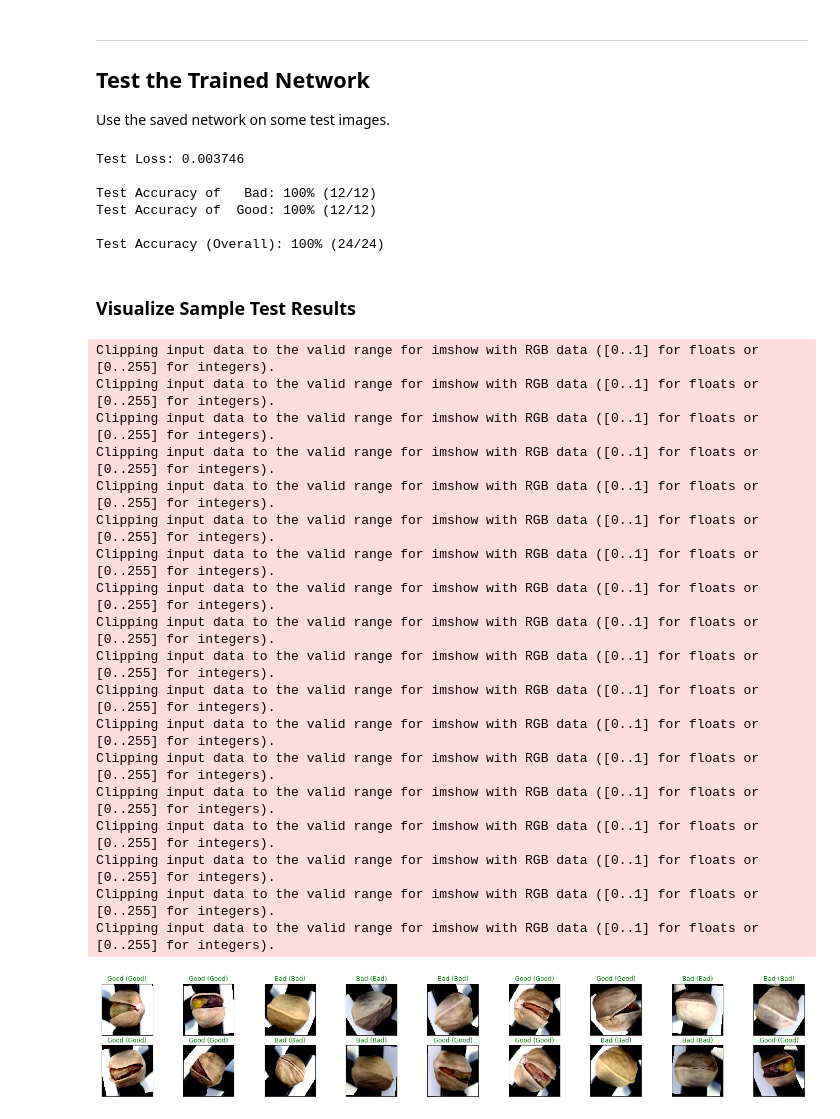
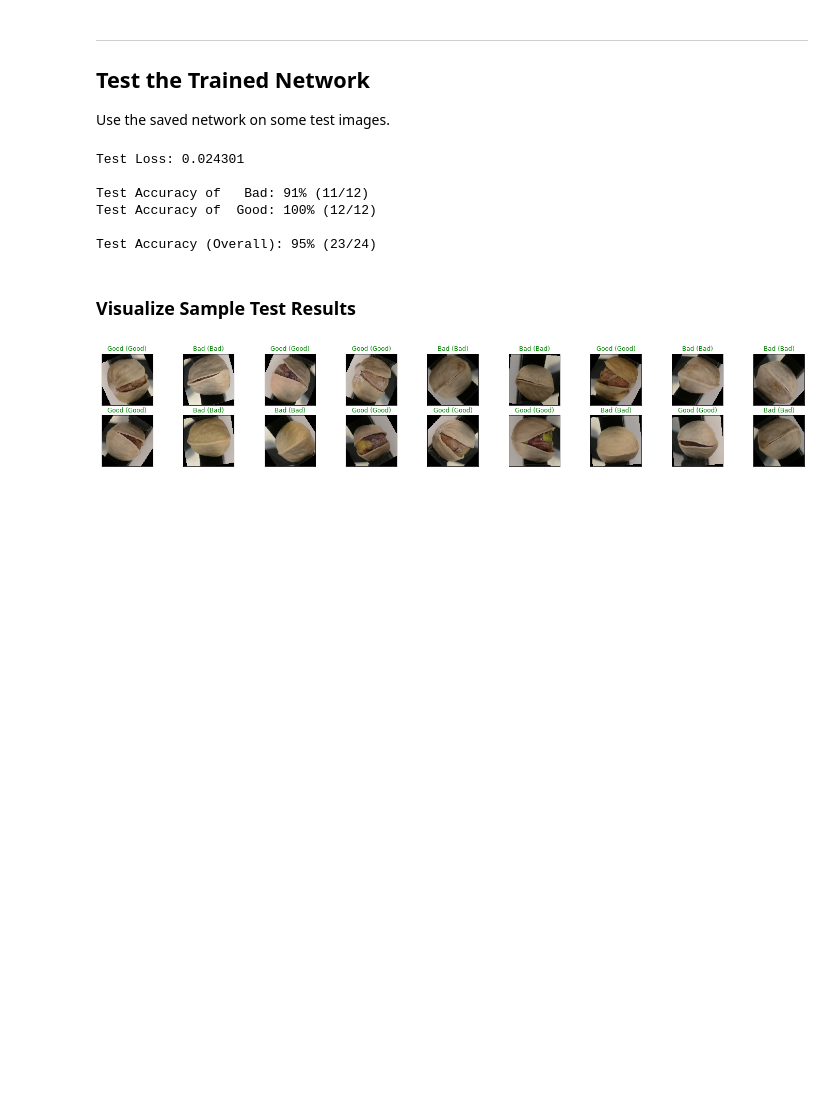
Before and after one commit to Wologman/Computer_Vision, a Jupyter notebook: pretrained_pistachio_classifier.ipynb, the cells around one changed output. Cells and saved outputs as stored; diff of their text form; code cells hidden in the pictures; blank space fills up the shorter version.

```diff
--- a/pretrained_pistachio_classifier.ipynb
+++ b/pretrained_pistachio_classifier.ipynb
@@ -52,6 +52,10 @@ valid_size = 0.2
 
 image_size = 224  # needs to be sized for the pre-trained networks
 
+# Note I've made a few changes to the way the tensors are normalised/un-normalised for image display
+input_mean = [ 0.485, 0.456, 0.406 ] # mean to be used for normalisation, matching that of the pre-trained images
+input_std = [ 0.229, 0.224, 0.225 ] # stdev to be used for normalisation, matching that of the pre-trained images
+
 # convert data to a normalized torch.FloatTensor
 transform = transforms.Compose([
     transforms.Resize((image_size,image_size)),
@@ -60,8 +64,14 @@ transform = transforms.Compose([
     transforms.RandomRotation(degrees=45),
     transforms.ToTensor(),
     # Normalisation needs to match the data used for the pretrained model.
-    transforms.Normalize([0.485, 0.456, 0.406], [0.229, 0.224, .225])
+    transforms.Normalize(input_mean, input_std)
     ])
+
+# convert for image display, it can be useful to un-normalise the tensor
+inv_normalize = transforms.Normalize(
+       mean = [-m/s for m, s in zip(input_mean, input_std)],
+       std = [1/s for s in input_std]
+)
 
 full_dataset = datasets.ImageFolder('images/', transform=transform)
 
@@ -108,9 +118,10 @@ import matplotlib.pyplot as plt
 %matplotlib inline
 
 # helper function to un-normalize and display an image
+
 def imshow(img):
-    img = img / 2 + 0.5  # unnormalize
-    plt.imshow(np.transpose(img, (1, 2, 0)))  # convert from Tensor image
+    img = inv_normalize(img)  # unnormalize the tensor
+    plt.imshow(np.transpose(img, (1, 2, 0)))  # convert from Tensor image to numpy
 # %%
 # obtain one batch of training images
 dataiter = iter(train_loader)
@@ -257,7 +235,7 @@ Remember to look at how the training and validation loss decreases over time; if
 # number of epochs to train the model
 import matplotlib.pyplot as plt
 
-n_epochs = 25 # May need to increase this number to train a final model
+n_epochs = 20 # May need to increase this number to train a final model
 print_every = 2
 
 valid_loss_min = np.Inf # track change in validation loss
@@ -415,59 +390,39 @@ print('\nTest Accuracy (Overall): %2d%% (%2d/%2d)' % (
     100. * np.sum(class_correct) / np.sum(class_total),
     np.sum(class_correct), np.sum(class_total)))
 # %% [output]
-Test Loss: 0.003746
+Test Loss: 0.024301
 
-Test Accuracy of   Bad: 100% (12/12)
+Test Accuracy of   Bad: 91% (11/12)
 Test Accuracy of  Good: 100% (12/12)
 
-Test Accuracy (Overall): 100% (24/24)
+Test Accuracy (Overall): 95% (23/24)
 # %% [markdown]
 ### Visualize Sample Test Results
 # %%
 # obtain one batch of test images
 dataiter = iter(test_loader)
 images, labels = dataiter.next()
-images.numpy()
+#images.numpy()
 
 # move model inputs to cuda, if GPU available
 if train_on_gpu:
     images = images.cuda()
 
 # get sample outputs
 output = model(images)
-# convert output probabilities to predicted class
 
 # convert output scores to predictions
 preds = [1 if y > 0.5 else 0 for y in output]
 
 # plot the images in the batch, along with predicted and true labels
 fig = plt.figure(figsize=(25, 4))
 for idx in np.arange(batch_size):
     ax = fig.add_subplot(2, batch_size/2, idx+1, xticks=[], yticks=[])
-    # imshow(images[idx])   #This line was missing .cpu in the exercise version
     imshow(images.cpu()[idx])
     ax.set_title("{} ({})".format(classes[preds[idx]], classes[labels[idx]]),
     color=("green" if preds[idx]==labels[idx].item() else "red"))
 # %% [output]
-Clipping input data to the valid range for imshow with RGB data ([0..1] for floats or [0..255] for integers).
-Clipping input data to the valid range for imshow with RGB data ([0..1] for floats or [0..255] for integers).
-Clipping input data to the valid range for imshow with RGB data ([0..1] for floats or [0..255] for integers).
-Clipping input data to the valid range for imshow with RGB data ([0..1] for floats or [0..255] for integers).
-Clipping input data to the valid range for imshow with RGB data ([0..1] for floats or [0..255] for integers).
-Clipping input data to the valid range for imshow with RGB data ([0..1] for floats or [0..255] for integers).
-Clipping input data to the valid range for imshow with RGB data ([0..1] for floats or [0..255] for integers).
-Clipping input data to the valid range for imshow with RGB data ([0..1] for floats or [0..255] for integers).
-Clipping input data to the valid range for imshow with RGB data ([0..1] for floats or [0..255] for integers).
-Clipping input data to the valid range for imshow with RGB data ([0..1] for floats or [0..255] for integers).
-Clipping input data to the valid range for imshow with RGB data ([0..1] for floats or [0..255] for integers).
-Clipping input data to the valid range for imshow with RGB data ([0..1] for floats or [0..255] for integers).
-Clipping input data to the valid range for imshow with RGB data ([0..1] for floats or [0..255] for integers).
-Clipping input data to the valid range for imshow with RGB data ([0..1] for floats or [0..255] for integers).
-Clipping input data to the valid range for imshow with RGB data ([0..1] for floats or [0..255] for integers).
-Clipping input data to the valid range for imshow with RGB data ([0..1] for floats or [0..255] for integers).
-Clipping input data to the valid range for imshow with RGB data ([0..1] for floats or [0..255] for integers).
-Clipping input data to the valid range for imshow with RGB data ([0..1] for floats or [0..255] for integers).
-[figure, old version]
+[figure, new version]
 # %% [markdown]
 ## Useful learning:
 
```
Also changed, not shown: parts of 5 cells of this notebook.
